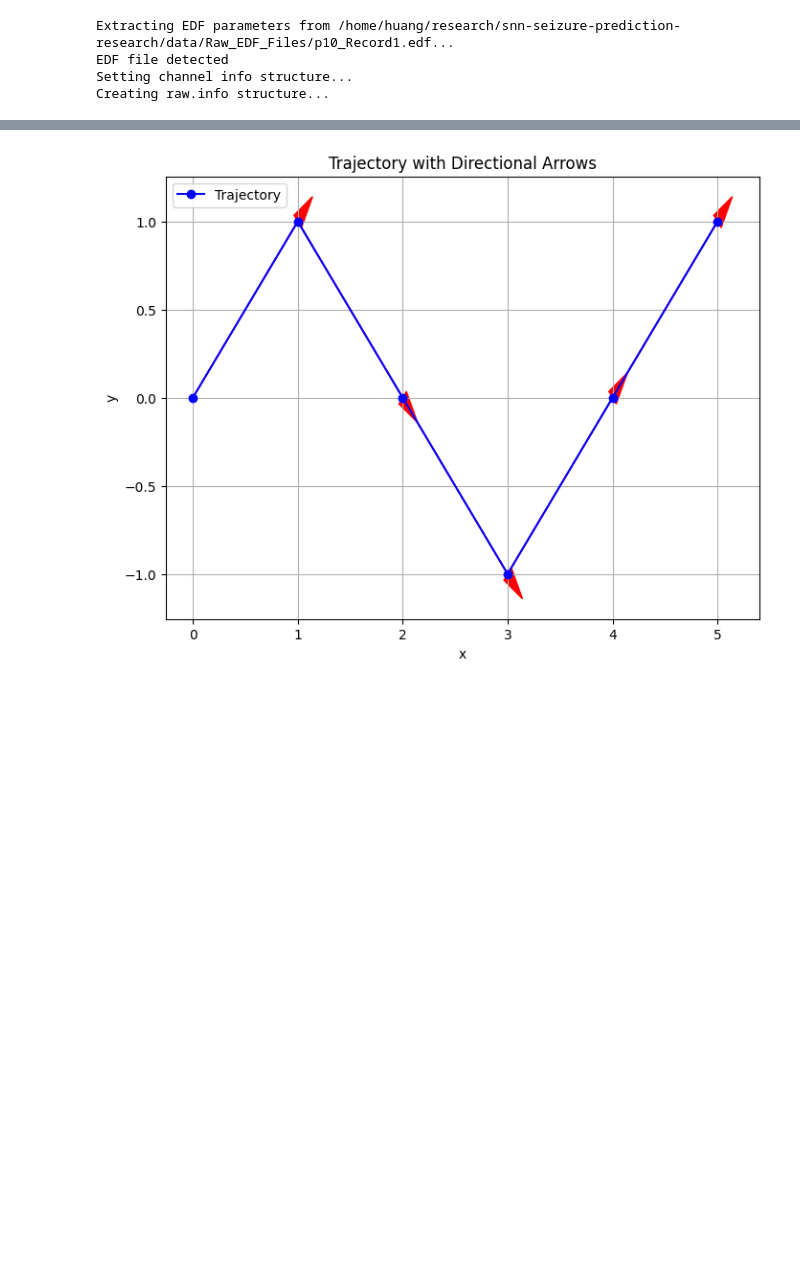
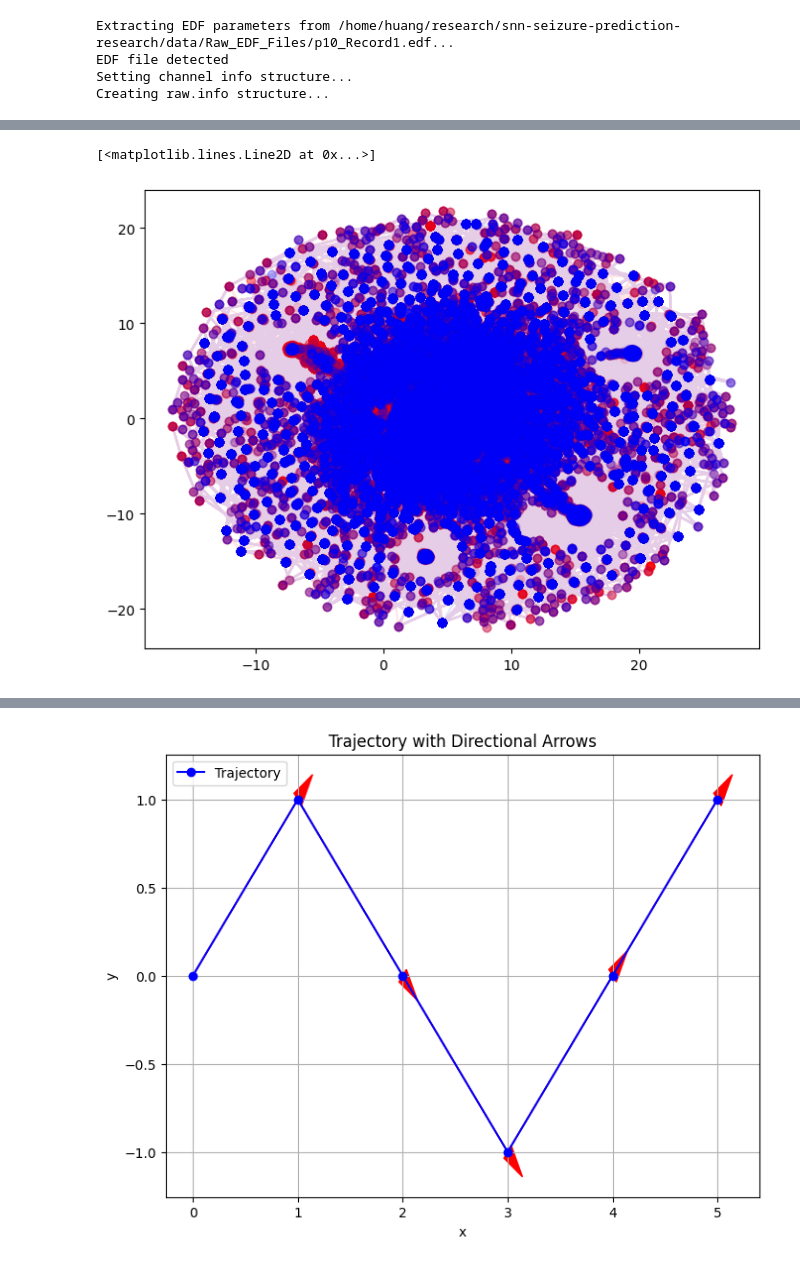
Before and after one commit to Sakuyui/snn-seizure-prediction-research, a Jupyter notebook: EEG_dynamics.ipynb, the cells around one changed output, grey strips where cells are left out. Cells and saved outputs as stored; diff of their text form; code cells hidden in the pictures; blank space fills up the shorter version.

```diff
--- a/EEG_dynamics.ipynb
+++ b/EEG_dynamics.ipynb
@@ -15,7 +13,7 @@ EDF file detected
 Setting channel info structure...
 Creating raw.info structure...
 # %%
-SOP = 30 * 60 # seizure occurrance period (s)
+SOP = 20 * 60 # seizure occurrance period (s)
 SPH = 5 * 60 # seizure prediction horizon
 # %%
 freq = 500
@@ -54,3 +52,9 @@ microstate_sequence = np.argmax(a, axis = 1)
 del train_data
 # %%
 del data
+# %%
+states = []
+
+m = 50
+for i in range(m, len(train_data[:,0])):
+    states.append(train_data[i - m: i, 0])
@@ -76,0 +87,18 @@ X_embedded = TSNE(n_components=3, learning_rate = 'auto', init='random', perplex
+# %%
+embedding = umap.UMAP(n_components=2)
+# %%
+states_transformed = embedding.fit_transform(states)
+# %%
+
+plt.figure(figsize=(8, 6))
+
+onset_zone = states_transformed[seizure_offset: seizure_offset + seizure1_length]
+pre_epileptic_zone = states_transformed[seizure_offset - 100000: seizure_offset]
+post_epileptic_zone = states_transformed[seizure_offset + seizure1_length: seizure_offset + seizure1_length + 100000]
+
+plt.plot(onset_zone[:, 0], onset_zone[:, 1], marker='o', linestyle='-', color='red', label='Trajectory1', alpha=0.1)
+plt.plot(pre_epileptic_zone[:, 0], pre_epileptic_zone[:, 1], marker='o', linestyle='-', color='blue', label='Trajectory2', alpha=0.1)
+#plt.plot(post_epileptic_zone[:, 0], post_epileptic_zone[:, 1], marker='o', linestyle='-', color='green', label='Trajectory', alpha=0.1)
+# %% [output]
+[<matplotlib.lines.Line2D at 0x...>]
+[figure, added]
```
Also changed, not shown: parts of 11 cells of this notebook, 2 other files.
